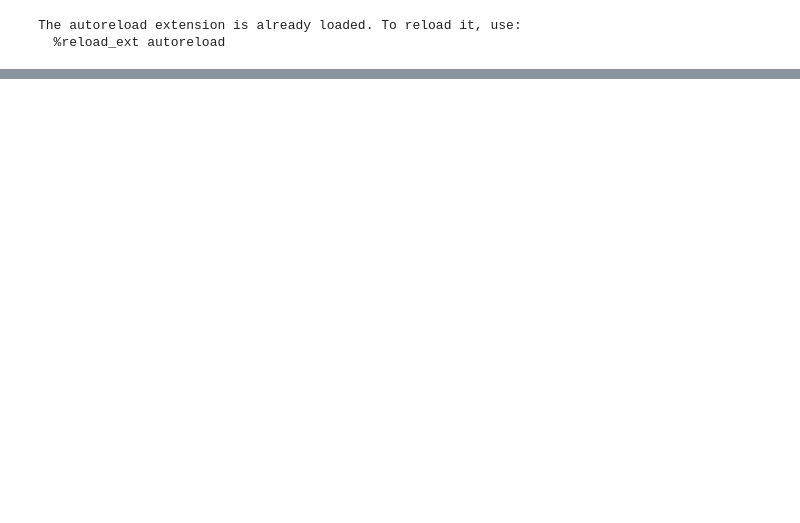
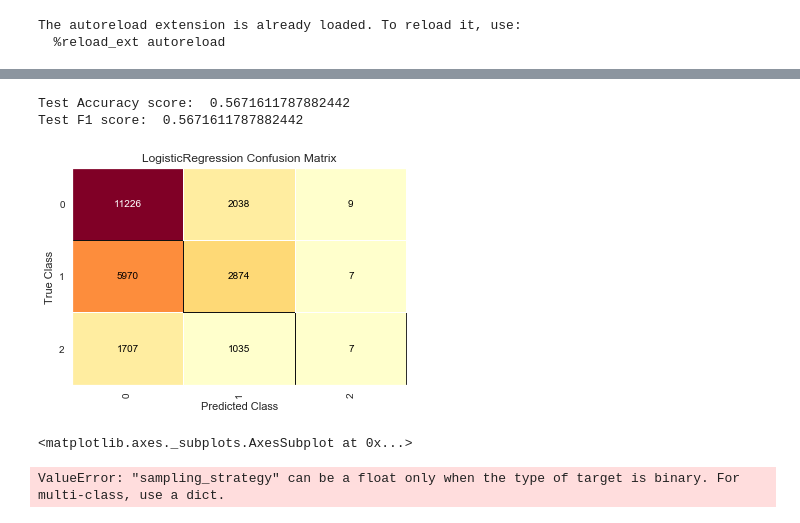
Before and after one commit to khayes847/Hospital_Readmittance_Rates_Diabetes, a Jupyter notebook: mod5.ipynb, the cells around one changed output, grey strips where cells are left out. Drawn from its saved outputs; the diff is of its cells as text; code cells hidden in the pictures; blank space fills up the shorter version.

```diff
--- a/mod5.ipynb
+++ b/mod5.ipynb
@@ -433,0 +407,2 @@ X.to_csv('./data/X_cleaned.csv', index=None)
+# %%
+y2 = y2.replace({'no': 0, 'over_30_days': 1, 'under_30_days': 2})
@@ -433,0 +411,2 @@ X.to_csv('./data/X_cleaned.csv', index=None)
+# %%
+y3 = y2
@@ -433,0 +560,65 @@ X.to_csv('./data/X_cleaned.csv', index=None)
+# %%
+no_downsampled = resample(no,
+                          replace=False,  # sample without replacement
+                          # match minority n
+                          n_samples=len(over_30)+len(under_30),
+                          random_state=23)  # reproducible results
+
+# combine minority and downsampled majority
+downsampled = pd.concat([no_downsampled, over_30, under_30])
+
+# checking counts
+downsampled.readmitted.value_counts()
+# %%
+# trying logistic regression again with the balanced dataset
+y_train = downsampled.readmitted
+X_train = downsampled.drop('readmitted', axis=1)
+
+
+# downsampled_dt = DecisionTreeClassifier(max_depth=5)
+downsampled_lr = LogisticRegression(solver='liblinear')
+
+
+# downsampled_dt.fit(X_train, y_train)
+downsampled_lr.fit(X_train, y_train)
+
+
+# downsampled_pred = upsampled_dt.predict(X_test)
+downsampled_pred = downsampled_lr.predict(X_test)
+
+
+
+# checking accuracy
+print('Test Accuracy score: ', accuracy_score(y_test, downsampled_pred))
+
+
+# checking accuracy
+print('Test F1 score: ', f1_score(y_test, downsampled_pred, average='micro'))
+
+#checking confusion matrix
+
+# The ConfusionMatrix visualizer taxes a model
+cm = ConfusionMatrix(downsampled_lr, classes=[0,1,2])
+
+# Fit fits the passed model. This is unnecessary if you pass the visualizer a pre-fitted model
+cm.fit(X_train, y_train)
+
+# To create the ConfusionMatrix, we need some test data. Score runs predict() on the data
+# and then creates the confusion_matrix from scikit-learn.
+cm.score(X_test, y_test)
+
+# How did we do?
+cm.poof()
+# %% [output]
+Test Accuracy score:  0.5671611787882442
+Test F1 score:  0.5671611787882442
+[figure, added]
+<matplotlib.axes._subplots.AxesSubplot at 0x...>
+# %%
+# setting up testing and training sets
+X_train, X_test, y_train, y_test = train_test_split(X2, y2, test_size=0.25, random_state=23)
+
+sm = SMOTE(random_state=23, ratio=1.0)
+X_train, y_train = sm.fit_sample(X_train, y_train)
+# %% [output]
+ValueError: "sampling_strategy" can be a float only when the type of target is binary. For multi-class, use a dict.
```
Also changed, not shown: parts of 119 cells of this notebook, 1 other file.
